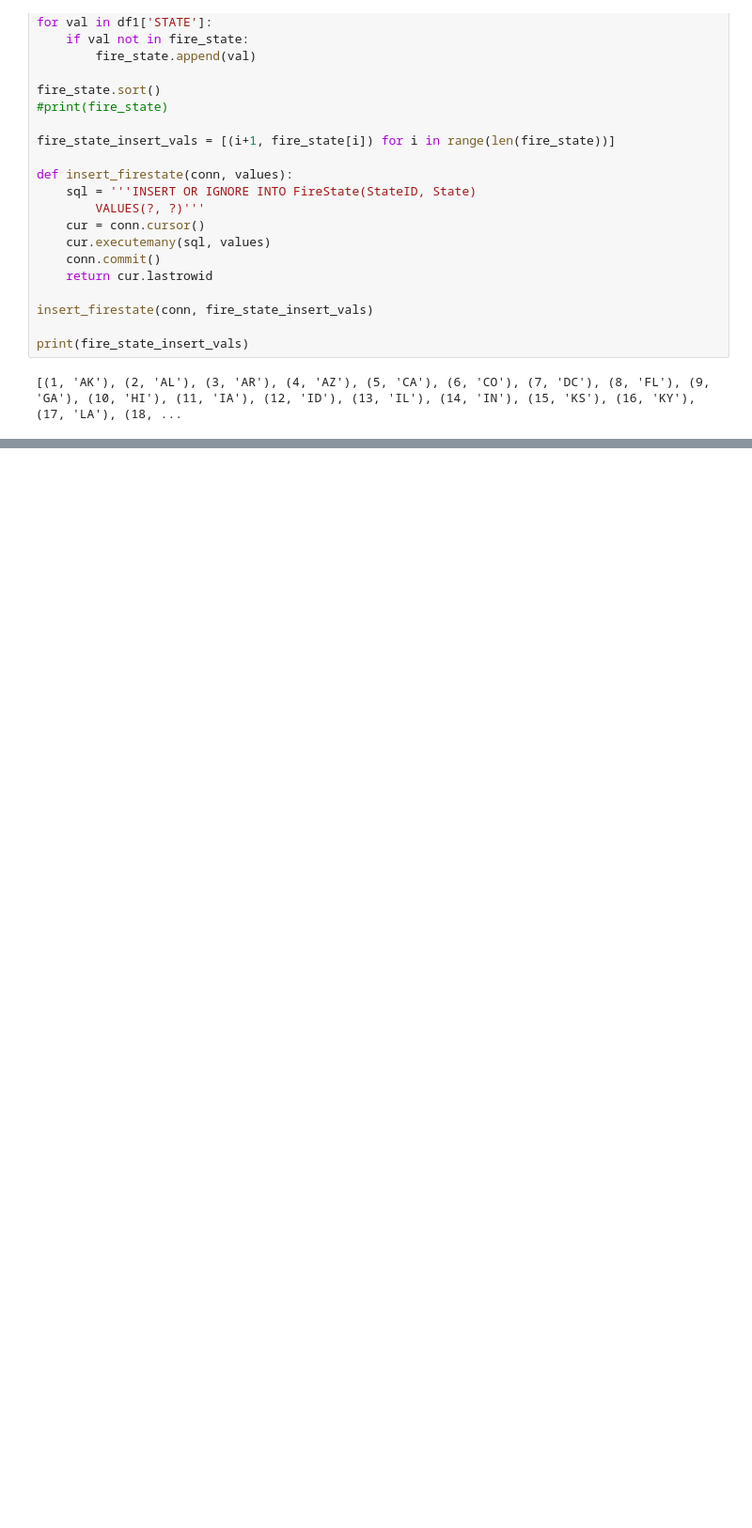
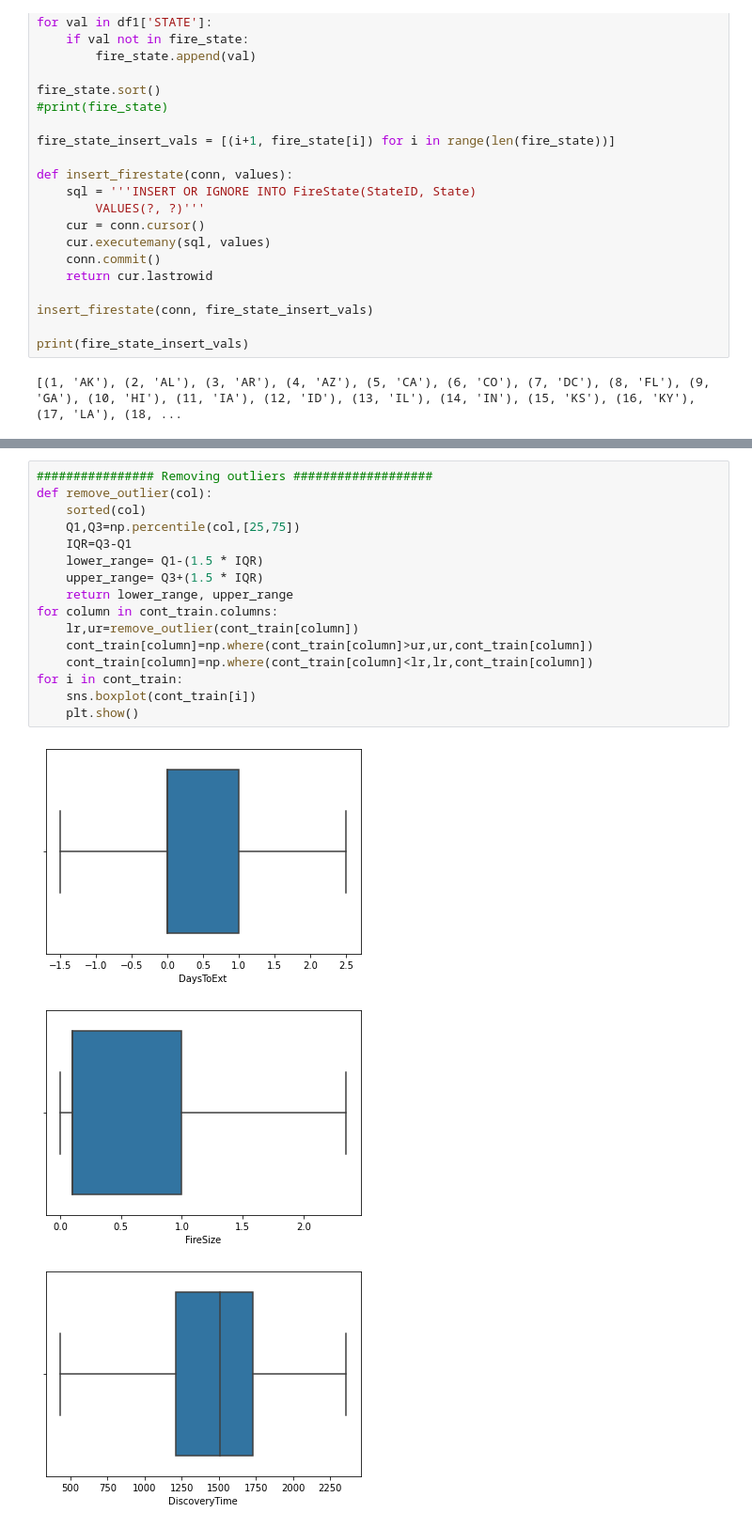
Before and after one commit to achalk14/EAS503, a Jupyter notebook: Py Project.ipynb, the cells around one changed output, grey strips where cells are left out. Shown at 94% size. Cells and saved outputs as stored; diff of their text form; blank space fills up the shorter version.

```diff
--- a/Py Project.ipynb
+++ b/Py Project.ipynb
@@ -751,0 +334,20 @@ fire_count
+# %%
+################ Removing outliers ###################
+def remove_outlier(col):
+    sorted(col)
+    Q1,Q3=np.percentile(col,[25,75])
+    IQR=Q3-Q1
+    lower_range= Q1-(1.5 * IQR)
+    upper_range= Q3+(1.5 * IQR)
+    return lower_range, upper_range
+for column in cont_train.columns:
+    lr,ur=remove_outlier(cont_train[column])
+    cont_train[column]=np.where(cont_train[column]>ur,ur,cont_train[column])
+    cont_train[column]=np.where(cont_train[column]<lr,lr,cont_train[column])
+for i in cont_train:
+    sns.boxplot(cont_train[i])
+    plt.show()
+# %% [output]
+[figure, added]
+[figure, added]
+[figure, added]
```
Also changed, not shown: parts of 42 cells of this notebook.
